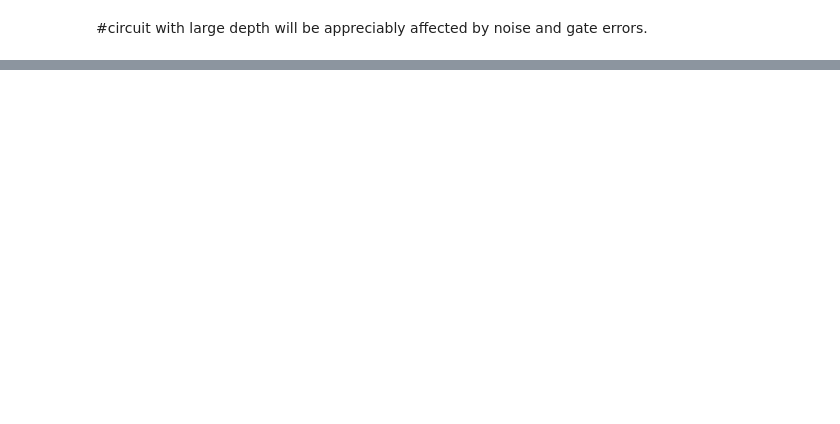
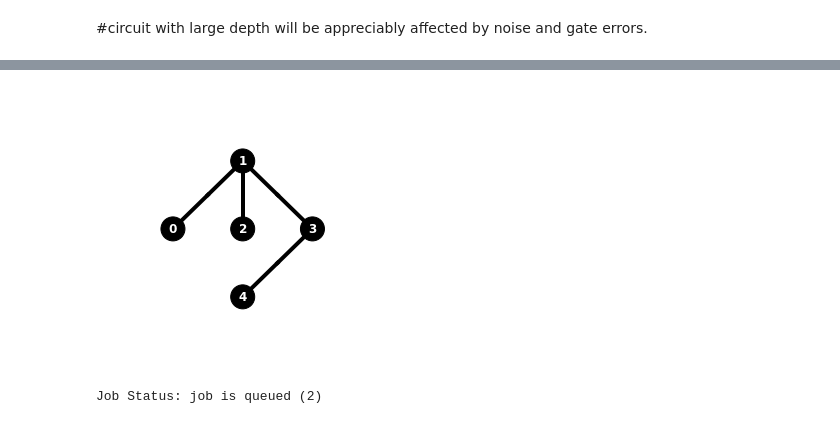
Before and after one commit to shashanka300/QC-practice, a Jupyter notebook: practice/transpiler_basicgates_decompose.ipynb, the cells around one changed output, grey strips where cells are left out. Cells and saved outputs as stored; diff of their text form; code cells hidden in the pictures; blank space fills up the shorter version.

```diff
--- a/practice/transpiler_basicgates_decompose.ipynb
+++ b/practice/transpiler_basicgates_decompose.ipynb
@@ -69,0 +94,11 @@ print(qc.depth(), ',', qc_basis.depth())# no of parallel operations
+# %%
+backend = provider.get_backend('ibmq_essex')
+new_circ=transpile(ghz,backend=backend,optimization_level=0)
+plot_circuit_layout(new_circ,backend)
+# %% [output]
+[figure, added]
+# %%
+job1 = execute(new_circ, backend)
+job_monitor(job1)
+# %% [output]
+Job Status: job is queued (2)
```
Also changed, not shown: parts of 12 cells of this notebook.
